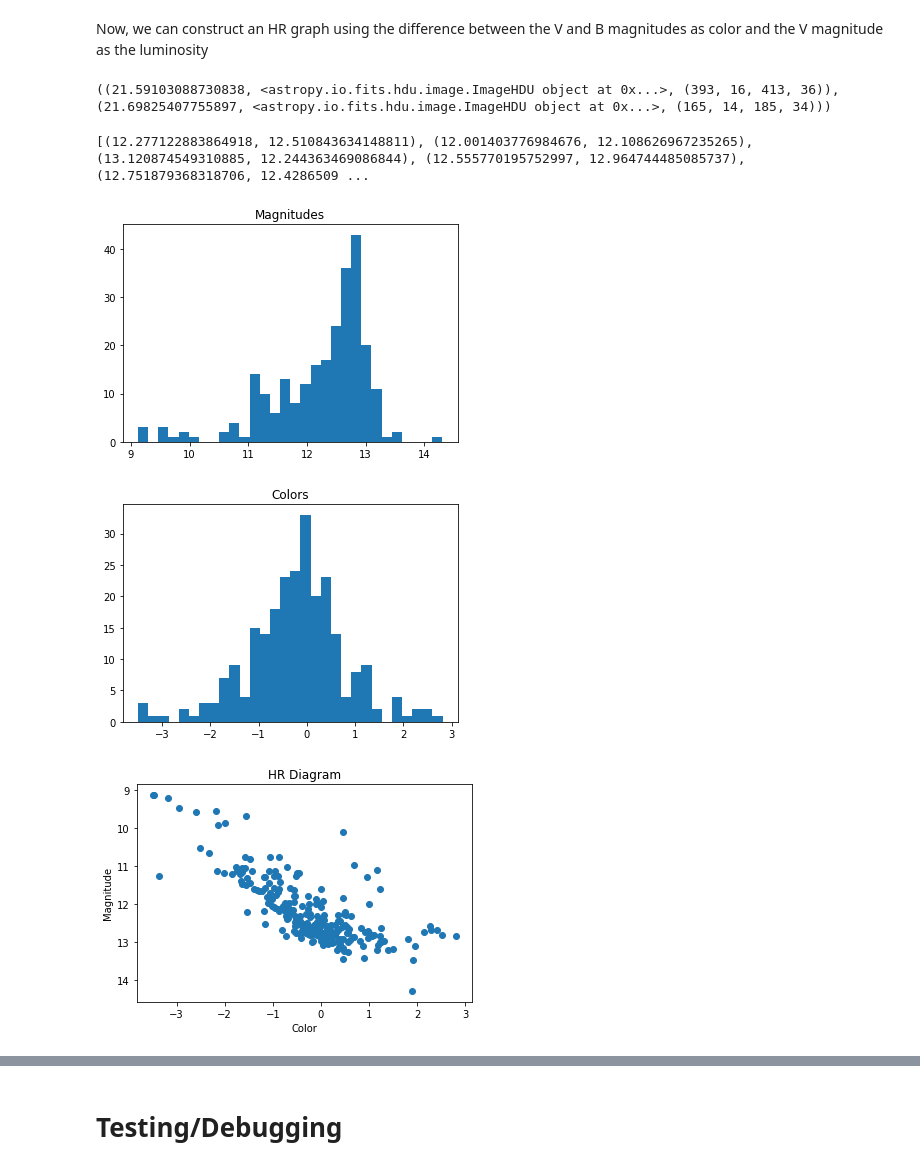
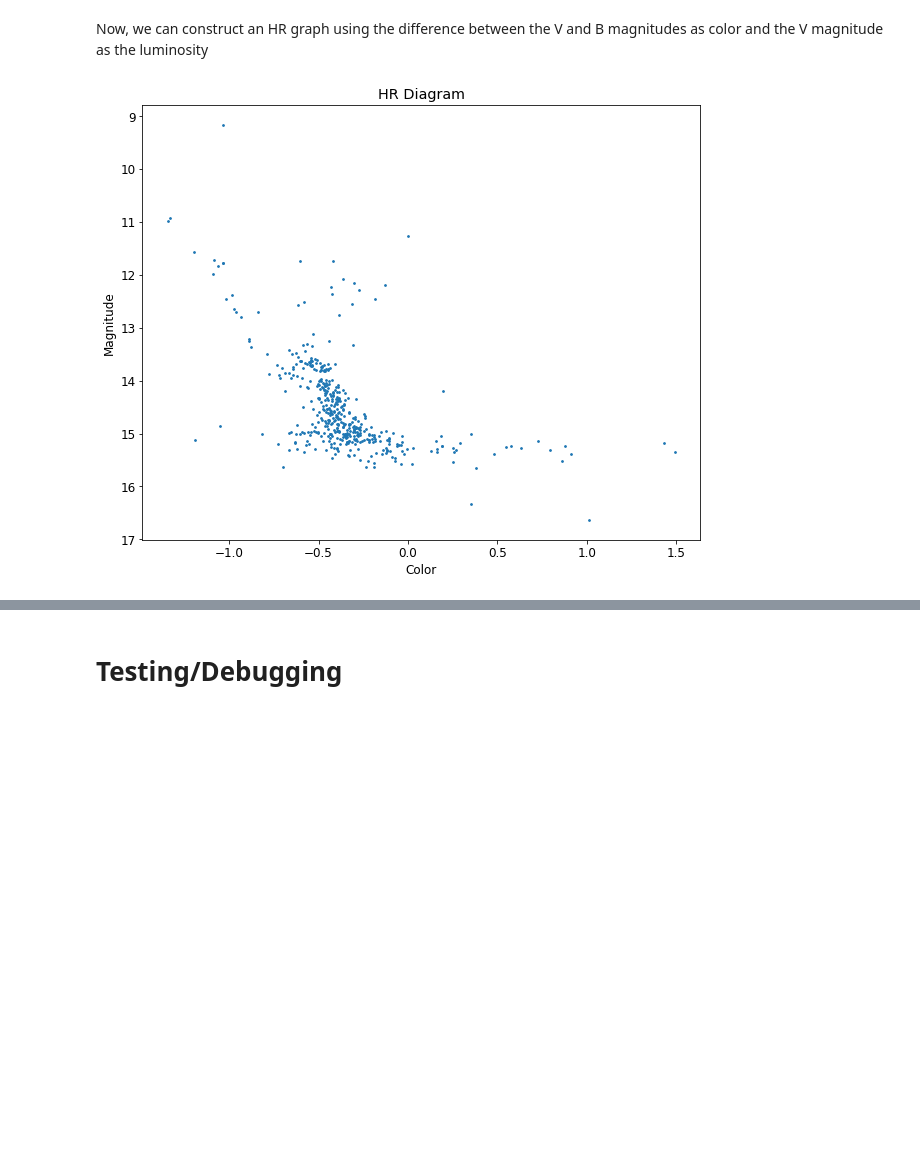
Before and after one commit to thyme4soup/A100HRDiagrams, a Jupyter notebook: HR Diagram Derivation.ipynb, the cells around one changed output, grey strips where cells are left out. Cells and saved outputs as stored; diff of their text form; code cells hidden in the pictures; blank space fills up the shorter version.

Commit message:
HR Diagrams created

```diff
--- a/HR Diagram Derivation.ipynb
+++ b/HR Diagram Derivation.ipynb
@@ -174,7 +220,7 @@ aperture = CircularAperture(position, r=aperture_size)
 
 # Plot the aperture
 plt.figure(figsize=(8,8))
-plt.imshow(scidata, vmin=median_model-6.0*std, vmax=median_model+6.0*std, cmap='gray', interpolation='none')
+plt.imshow(img, vmin=median_model-6.0*std, vmax=median_model+6.0*std, cmap='gray', interpolation='none')
 aperture.plot(color='c', lw=3)
 
 #zoom in on region where star is
@@ -182,6 +228,6 @@ plt.xlim(rect[0],rect[2])
 plt.ylim(rect[1],rect[3])
 plt.show()
 
-result = aperture_photometry(scidata, aperture)
+result = aperture_photometry(img, aperture)
 print(result)
 # %% [output]
@@ -312,0 +357,17 @@ C = 105.38138218734804
+# %%
+img_v = fits.open(fits_dict['2sV'])[0].data[100:-100,100:-100]
+img_b = fits.open(fits_dict['2sB'])[0].data[100:-100,100:-100]
+
+vmag1 = get_mag(img_v, (394, 524), graph=True)
+vtrumag1 = 12.770
+vmag2 = get_mag(img_v, (1315, 156), graph=True)
+vtrumag2 = 12.830
+
+bmag1 = get_mag(img_b, (394, 524), graph=True)
+btrumag1 = 13.240
+bmag2 = get_mag(img_b, (1315, 156), graph=True)
+btrumag2 = 13.660
+
+zmag_v = 31 - (vmag1 + vmag2 - vtrumag1 - vtrumag2) / 2
+zmag_b = 31 - (bmag1 + bmag2 - btrumag1 - btrumag2) / 2
+print(zmag_v, zmag_b)
@@ -366,15 +441,7 @@ def get_mags_from_filters(fits_lst):
 Now, we can construct an HR graph using the difference between the V and B magnitudes as color and the V magnitude as the luminosity
 # %%
 # Pull magnitudes from a list of exposures
-mags_lst = get_mags_from_filters([(fits_dict['5sV'], 30), (fits_dict['5sB'], 30)])
+mags_lst = get_mags_from_filters([(fits_dict['2sV'], zmag_v), (fits_dict['2sB'], zmag_b)])
-# %%
-def match_peaks()
-
-vert_mags = list(zip(*mags_lst))
-# Characterize mags
-print(vert_mags[8])
-# %% [output]
-((21.59103088730838, <astropy.io.fits.hdu.image.ImageHDU object at 0x...>, (393, 16, 413, 36)), (21.69825407755897, <astropy.io.fits.hdu.image.ImageHDU object at 0x...>, (165, 14, 185, 34)))
 # %%
 def app_to_abs(mag, d=827.8):
     return mag - 5.0 * np.log10(d/10)
@@ -386,32 +453,21 @@ def appmag_to_luminosity(mag, d=827.8):
     return absmag_to_luminosity(app_to_abs(mag, d=d))
 # %%
 # Remove any stars that are missing values
-cleaned_mags = vert_mags
-cleaned_mags = [(app_to_abs(x[0][0]), app_to_abs(x[1][0])) for x in cleaned_mags if None not in x]
+cleaned_mags = mags_lst
+cleaned_mags = [(x[0], x[1]) for x in cleaned_mags if None not in x]
 
 def ballesteros(B_V):
     return 4600 * (1 / (0.92 * B_V + 1.7) + 1 / (0.92 * B_V + 1.62))
 
 # Get the values for the axes in our scatterplot
 luminosities = [x[0] for x in cleaned_mags]
 colors = [x[0] - x[1] for x in cleaned_mags]
-print(cleaned_mags)
-
-plt.title("Magnitudes")
-plt.hist(luminosities, bins=30)
-plt.show()
-plt.title("Colors")
-plt.hist(colors, bins=30)
-plt.show()
 
 plt.title("HR Diagram")
 plt.xlabel("Color")
 plt.ylabel("Magnitude")
-plt.scatter(colors, luminosities)
+plt.scatter(colors, luminosities, s=3)
 plt.gca().invert_yaxis()
 plt.show()
 # %% [output]
-[(12.277122883864918, 12.510843634148811), (12.001403776984676, 12.108626967235265), (13.120874549310885, 12.244363469086844), (12.555770195752997, 12.964744485085737), (12.751879368318706, 12.4286509 ...
-[figure, old version]
+[figure, new version]
-[figure, removed]
-[figure, removed]
```
Also changed, not shown: parts of 15 cells of this notebook.
